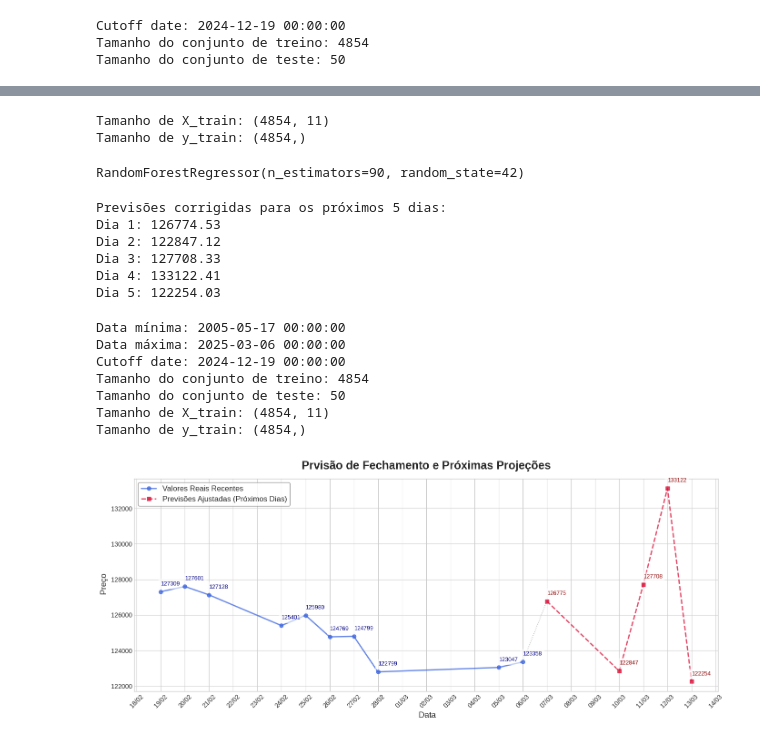
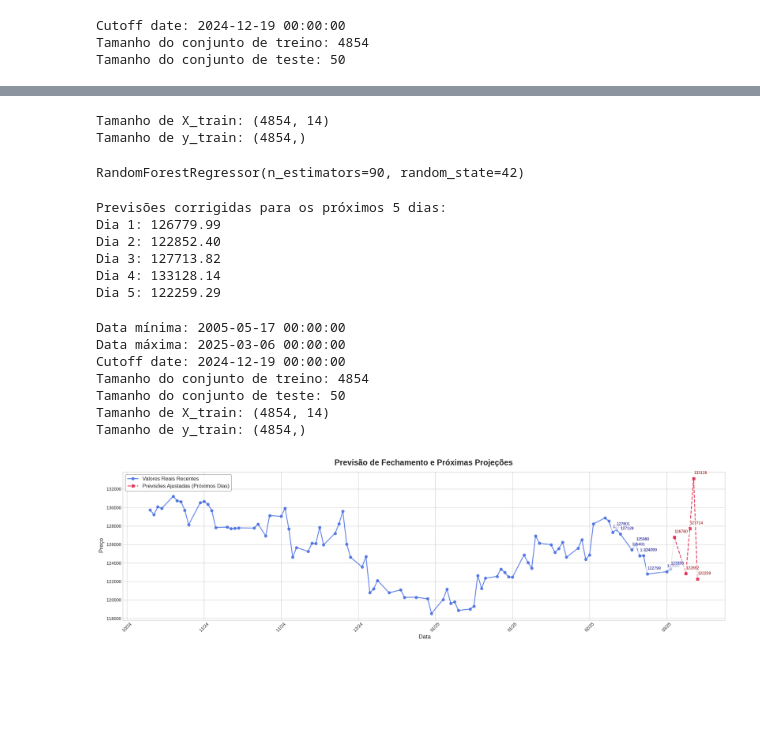
Before and after one commit to laribar/TechChallenge2, a Jupyter notebook: TechChallenge_2_R20.97.ipynb, the cells around one changed output, grey strips where cells are left out. Cells and saved outputs as stored; diff of their text form; code cells hidden in the pictures; blank space fills up the shorter version.

```diff
--- a/TechChallenge_2_R20.97.ipynb
+++ b/TechChallenge_2_R20.97.ipynb
@@ -122,10 +124,15 @@ df['Return'] = df[('Close', '^BVSP')].pct_change()  # Retornos diários
 df['MA_10'] = df[('Close', '^BVSP')].rolling(window=10).mean()  # Média móvel de 10 dias
 df['MA_50'] = df[('Close', '^BVSP')].rolling(window=50).mean()  # Média móvel de 50 dias
 df['Volatility'] = df['Return'].rolling(window=10).std()  # Volatilidade de 10 dias
+# Adicionar mais features
+df['EMA_10'] = df[('Close', '^BVSP')].ewm(span=10, adjust=False).mean()  # Média móvel exponencial
+df['EMA_50'] = df[('Close', '^BVSP')].ewm(span=50, adjust=False).mean()
+df['RSI'] = 100 - (100 / (1 + df['Return'].rolling(window=14).mean()))  # RSI (Relative Strength Index)
 
 # 🔹 Remover valores NaN gerados pelas operações de rolling
 df = df.dropna()
 
+
 print("DataFrame com Features Criadas:")
 print(df.head())
 # %% [output]
@@ -149,0 +157,15 @@ Date
+# %%
+# Plot das features
+features = ['MA_10', 'MA_50', 'Volatility', 'RSI']
+colors = ['#9467bd', '#8c564b', '#e377c2', '#7f7f7f']
+
+plt.figure(figsize=(14, 10))
+for i, feature in enumerate(features):
+    plt.subplot(2, 2, i+1)
+    plt.plot(df[feature], color=colors[i], linewidth=1.5)
+    plt.title(feature, fontweight='bold')
+    plt.grid(alpha=0.3)
+
+plt.suptitle('Features Criadas para o Modelo', y=1.02, fontsize=14)
+plt.tight_layout()
+plt.show()
@@ -200,7 +248,7 @@ print("Tamanho de y_train:", y_train.shape)
 if X_train.shape[0] == 0:
     raise ValueError("X_train está vazio. Verifique as colunas e o cutoff_date.")
 # %% [output]
-Tamanho de X_train: (4854, 11)
+Tamanho de X_train: (4854, 14)
 Tamanho de y_train: (4854,)
 # %%
 # 🔹 Normalização
@@ -241,11 +289,11 @@ for i, pred in enumerate(future_predictions_adjusted, 1):
     print(f'Dia {i}: {pred:.2f}')
 # %% [output]
 Previsões corrigidas para os próximos 5 dias:
-Dia 1: 126774.53
-Dia 2: 122847.12
-Dia 3: 127708.33
-Dia 4: 133122.41
-Dia 5: 122254.03
+Dia 1: 126779.99
+Dia 2: 122852.40
+Dia 3: 127713.82
+Dia 4: 133128.14
+Dia 5: 122259.29
 # %%
 print("Data mínima:", df.index.min())
 print("Data máxima:", df.index.max())
@@ -260,66 +308,64 @@ Data máxima: 2025-03-06 00:00:00
 Cutoff date: 2024-12-19 00:00:00
 Tamanho do conjunto de treino: 4854
 Tamanho do conjunto de teste: 50
-Tamanho de X_train: (4854, 11)
+Tamanho de X_train: (4854, 14)
 Tamanho de y_train: (4854,)
 # %%
 # 🔹 Configurando o estilo do gráfico
 plt.style.use('seaborn-v0_8-whitegrid')
 
 # 🔹 Criando o gráfico
-fig, ax1 = plt.subplots(figsize=(14, 6))
+fig, ax1 = plt.subplots(figsize=(20, 6))
+
+# 🔹 Último valor real (corrigido para MultiIndex)
+last_close = df[('Close', '^BVSP')].iloc[-1]
+
+# 🔹 Converter previsões para floats
+future_predictions_adjusted = [float(pred) for pred in future_predictions_adjusted]
 
 # 🔹 Linha azul dos valores reais
-ax1.plot(df.index[-10:], df['Close'][-10:], label='Valores Reais Recentes',
+ax1.plot(df.index[-90:], df[('Close', '^BVSP')][-90:],  # <--- Corrigido aqui!
+         label='Valores Reais Recentes',
          color='royalblue', marker='o', linewidth=2, alpha=0.8)
 
 # 🔹 Ligação entre último valor real e primeiro previsto
 ax1.plot([df.index[-1], future_features.index[0]],
-         [last_close, float(future_predictions_adjusted[0])],
+         [last_close, future_predictions_adjusted[0]],
          color='gray', linestyle='dotted', linewidth=1.2, alpha=0.6)
-
-
 
 # 🔹 Linha vermelha das previsões ajustadas
 ax1.plot(future_features.index, future_predictions_adjusted,
          label='Previsões Ajustadas (Próximos Dias)',
          color='crimson', linestyle='--', marker='s', linewidth=2, alpha=0.8)
 
-# 🔹 Anotação dos valores com fundo branco para melhor legibilidade
-df[('Close', '^BVSP')] = pd.to_numeric(df[('Close', '^BVSP')], errors='coerce')
-df = df.dropna(subset=[('Close', '^BVSP')])  # Remove linhas com NaN
-
-
-for date, value in zip(df.index[-10:], df[('Close', '^BVSP')].iloc[-10:]):
+# 🔹 Anotação dos valores (ajustado para MultiIndex)
+for date, value in zip(df.index[-10:], df[('Close', '^BVSP')][-10:]):
     ax1.annotate(f'{value:.0f}', xy=(date, value), xytext=(0, 10),
                  textcoords='offset points', fontsize=9, color='navy',
                  bbox=dict(facecolor='white', alpha=0.6, edgecolor='none'))
-
-
-
 
 for date, prediction in zip(future_features.index, future_predictions_adjusted):
     ax1.annotate(f'{prediction:.0f}', xy=(date, prediction), xytext=(0, 10),
                  textcoords='offset points', fontsize=9, color='darkred',
                  bbox=dict(facecolor='white', alpha=0.6, edgecolor='none'))
 
 # 🔹 Melhorando o formato do eixo X
-ax1.xaxis.set_major_formatter(mdates.DateFormatter('%d/%m'))
-ax1.xaxis.set_major_locator(mdates.DayLocator(interval=1))
+ax1.xaxis.set_major_formatter(mdates.DateFormatter('%m/%y'))
+ax1.xaxis.set_major_locator(mdates.DayLocator(interval=20))
 ax1.tick_params(axis='x', rotation=45)
 
 # 🔹 Melhorando a legenda
 ax1.legend(fontsize=12, loc='best', frameon=True, edgecolor='gray')
 
 # 🔹 Melhorando título e rótulos
-ax1.set_title('Prvisão de Fechamento e Próximas Projeções', fontsize=18, fontweight='bold', pad=15)
+ax1.set_title('Previsão de Fechamento e Próximas Projeções', fontsize=18, fontweight='bold', pad=15)
 ax1.set_xlabel(' Data', fontsize=13)
 ax1.set_ylabel(' Preço', fontsize=13)
 
 # 🔹 Ajustando o layout para evitar cortes
 plt.tight_layout()
 
 # 🔹 Exibindo o gráfico
 plt.show()
 # %% [output]
-[figure, old version]
+[figure, new version]
```
Also changed, not shown: parts of 15 cells of this notebook.
